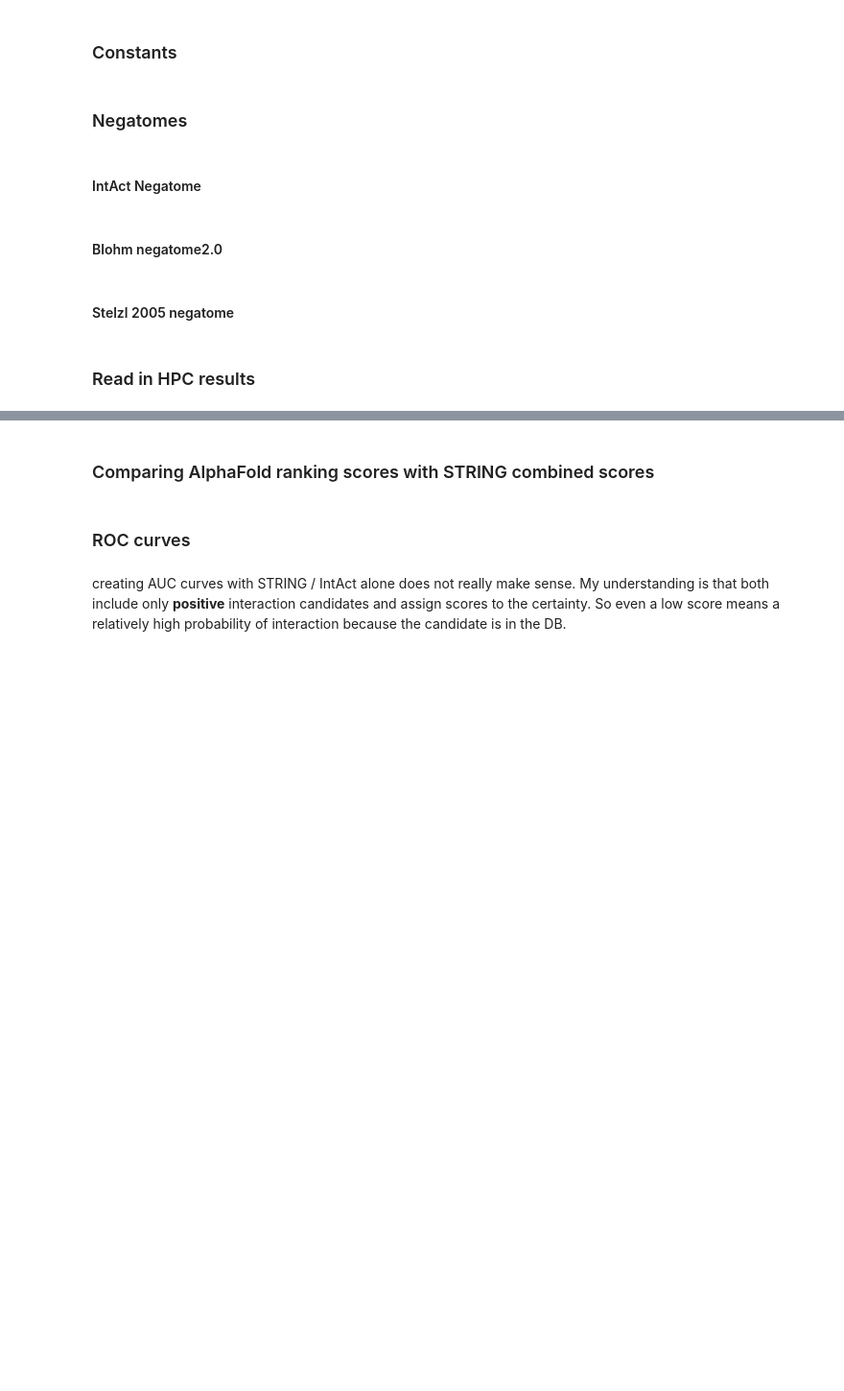
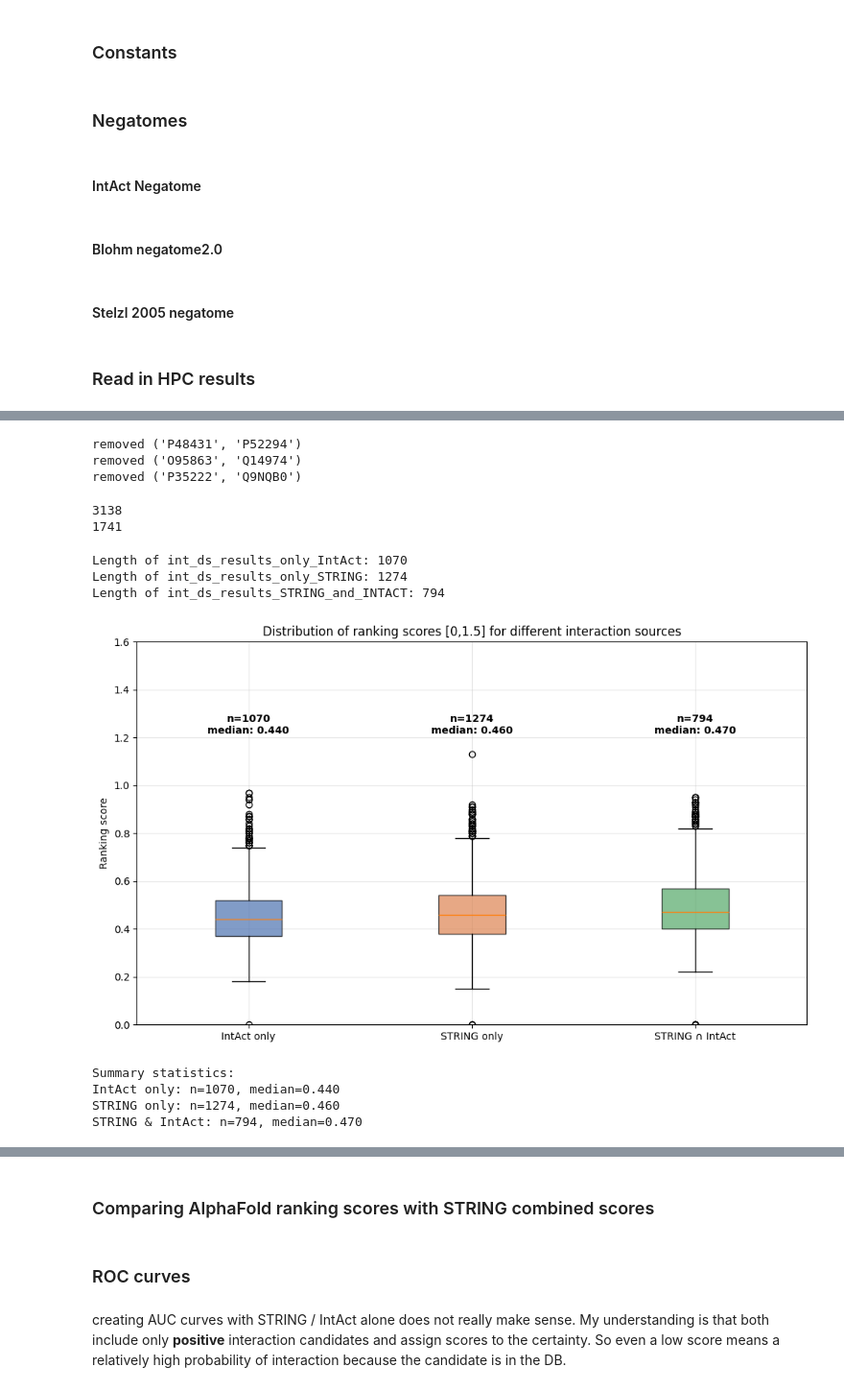
Before and after one commit to mebaier/AF3-eval-arm-tf, a Jupyter notebook: src/production1/pipeline_p1.ipynb, the cells around one changed output, grey strips where cells are left out. Shown at 96% size. Cells and saved outputs as stored; diff of their text form; code cells hidden in the pictures; blank space fills up the shorter version.

```diff
--- a/src/production1/pipeline_p1.ipynb
+++ b/src/production1/pipeline_p1.ipynb
@@ -818,3 +870,8 @@ results_df_uc['pair_id'] = results_df_uc.apply(create_pair_id, axis=1)
 print(f"jobs before cleaning: {len(results_df_uc)}")
 results_df = clean_results(results_df_uc)
 print(f"jobs after cleaning: {len(results_df)}")
+
+results_df['interface_pae_max'] = results_df['chain_pair_pae_min'].apply(lambda c: max([c[0][1], c[1][0]]))
+results_df['interface_pae_min'] = results_df['chain_pair_pae_min'].apply(lambda c: min([c[0][1], c[1][0]]))
+results_df['chain_pair_iptm_max'] = results_df['chain_pair_iptm'].apply(lambda c: max([c[0][0], c[1][1]]))
+results_df['chain_pair_iptm_min'] = results_df['chain_pair_iptm'].apply(lambda c: min([c[0][0], c[1][1]]))
@@ -892,12 +978,19 @@ for _, row in results_df_annotated.iterrows():
         no_struct = pd.concat([no_struct, row.to_frame().T], ignore_index=True)
     else:
         print(f"removed {row['pair_id']}")
+# %% [output]
+removed ('P48431', 'P52294')
+removed ('O95863', 'Q14974')
+removed ('P35222', 'Q9NQB0')
 # %%
 # create 'interaction dataset' with modeled structures
 int_ds_results = no_struct[no_struct['combined_score'].notna() | no_struct['intact_score'].notna()]
 
 print(len(int_ds_results))
 print(len(int_ds_results[int_ds_results['diso_mediating'] == True]))
+# %% [output]
+3138
+1741
 # %%
 int_ds_results_only_IntAct = int_ds_results[(int_ds_results[INTACT_SCORE_COLUMN].notna()) & ~(int_ds_results[STRING_SCORE_COLUMN].notna())]
 int_ds_results_only_STRING = int_ds_results[~(int_ds_results[INTACT_SCORE_COLUMN].notna()) & (int_ds_results[STRING_SCORE_COLUMN].notna())]
@@ -905,20 +998,29 @@ int_ds_results_STRING_and_INTACT = int_ds_results[(int_ds_results[INTACT_SCORE_C
 print(f"Length of int_ds_results_only_IntAct: {len(int_ds_results_only_IntAct)}")
 print(f"Length of int_ds_results_only_STRING: {len(int_ds_results_only_STRING)}")
 print(f"Length of int_ds_results_STRING_and_INTACT: {len(int_ds_results_STRING_and_INTACT)}")
+# %% [output]
+Length of int_ds_results_only_IntAct: 1070
+Length of int_ds_results_only_STRING: 1274
+Length of int_ds_results_STRING_and_INTACT: 794
 # %%
 # Create boxplots for the three interaction datasets
 fig, ax = plt.subplots(1, 1, figsize=(10, 6))
 
-# Filter out values below 0 for each dataset
-int_ds_results_only_IntAct_filtered = int_ds_results_only_IntAct[int_ds_results_only_IntAct['ranking_score'] >= 0]
-int_ds_results_only_STRING_filtered = int_ds_results_only_STRING[int_ds_results_only_STRING['ranking_score'] >= 0]
-int_ds_results_STRING_and_INTACT_filtered = int_ds_results_STRING_and_INTACT[int_ds_results_STRING_and_INTACT['ranking_score'] >= 0]
+# Filter out values below 0 for each dataset by setting them to 0
+int_ds_results_only_IntAct_adjusted = int_ds_results_only_IntAct.copy()
+int_ds_results_only_IntAct_adjusted.loc[int_ds_results_only_IntAct_adjusted['ranking_score'] < 0, 'ranking_score'] = 0
+
+int_ds_results_only_STRING_adjusted = int_ds_results_only_STRING.copy()
+int_ds_results_only_STRING_adjusted.loc[int_ds_results_only_STRING_adjusted['ranking_score'] < 0, 'ranking_score'] = 0
+
+int_ds_results_STRING_and_INTACT_adjusted = int_ds_results_STRING_and_INTACT.copy()
+int_ds_results_STRING_and_INTACT_adjusted.loc[int_ds_results_STRING_and_INTACT_adjusted['ranking_score'] < 0, 'ranking_score'] = 0
 
 # Prepare data for boxplot
 data_to_plot = [
-    int_ds_results_only_IntAct_filtered['ranking_score'],
-    int_ds_results_only_STRING_filtered['ranking_score'],
-    int_ds_results_STRING_and_INTACT_filtered['ranking_score']
+    int_ds_results_only_IntAct_adjusted['ranking_score'],
+    int_ds_results_only_STRING_adjusted['ranking_score'],
+    int_ds_results_STRING_and_INTACT_adjusted['ranking_score']
 ]
 
 labels = ['IntAct only', 'STRING only', 'STRING ∩ IntAct']
@@ -927,36 +1029,42 @@ labels = ['IntAct only', 'STRING only', 'STRING ∩ IntAct']
 colors = sns.color_palette("deep", 3)
 box_plot = ax.boxplot(data_to_plot, labels=labels, patch_artist=True)
 
 # Apply colors
 for patch, color in zip(box_plot['boxes'], colors):
     patch.set_facecolor(color)
     patch.set_alpha(0.7)
 
 ax.set_ylabel('Ranking score')
 ax.set_title('Distribution of ranking scores [0,1.5] for different interaction sources')
 ax.grid(True, alpha=0.3)
 ax.set_ylim(0,1.6)
 
 
 # Calculate medians
 medians = [data.median() for data in data_to_plot]
 
 # Add sample sizes and medians to the plot
 for i, (data, median) in enumerate(zip(data_to_plot, medians)):
     ax.text(i+1, 1.3, f'n={len(data)}',
             ha='center', va='top', fontweight='bold')
     ax.text(i+1, 1.25, f'median: {median:.3f}',
             ha='center', va='top', fontweight='bold')
 
 plt.tight_layout()
 plt.savefig("/home/markus/Desktop/Thesis/interact_box1.png",dpi=300)
 plt.show()
 
 # Print summary statistics
 print("Summary statistics:")
-print(f"IntAct only: n={len(int_ds_results_only_IntAct_filtered)}, median={int_ds_results_only_IntAct_filtered['ranking_score'].median():.3f}")
-print(f"STRING only: n={len(int_ds_results_only_STRING_filtered)}, median={int_ds_results_only_STRING_filtered['ranking_score'].median():.3f}")
-print(f"STRING & IntAct: n={len(int_ds_results_STRING_and_INTACT_filtered)}, median={int_ds_results_STRING_and_INTACT_filtered['ranking_score'].median():.3f}")
+print(f"IntAct only: n={len(int_ds_results_only_IntAct_adjusted)}, median={int_ds_results_only_IntAct_adjusted['ranking_score'].median():.3f}")
+print(f"STRING only: n={len(int_ds_results_only_STRING_adjusted)}, median={int_ds_results_only_STRING_adjusted['ranking_score'].median():.3f}")
+print(f"STRING & IntAct: n={len(int_ds_results_STRING_and_INTACT_adjusted)}, median={int_ds_results_STRING_and_INTACT_adjusted['ranking_score'].median():.3f}")
+# %% [output]
+[figure, added]
+Summary statistics:
+IntAct only: n=1070, median=0.440
+STRING only: n=1274, median=0.460
+STRING & IntAct: n=794, median=0.470
 # %%
 # Create filtered boxplots with score thresholds
 fig, ax = plt.subplots(1, 1, figsize=(10, 6))
```
Also changed, not shown: parts of 32 cells of this notebook, 4 other files.
